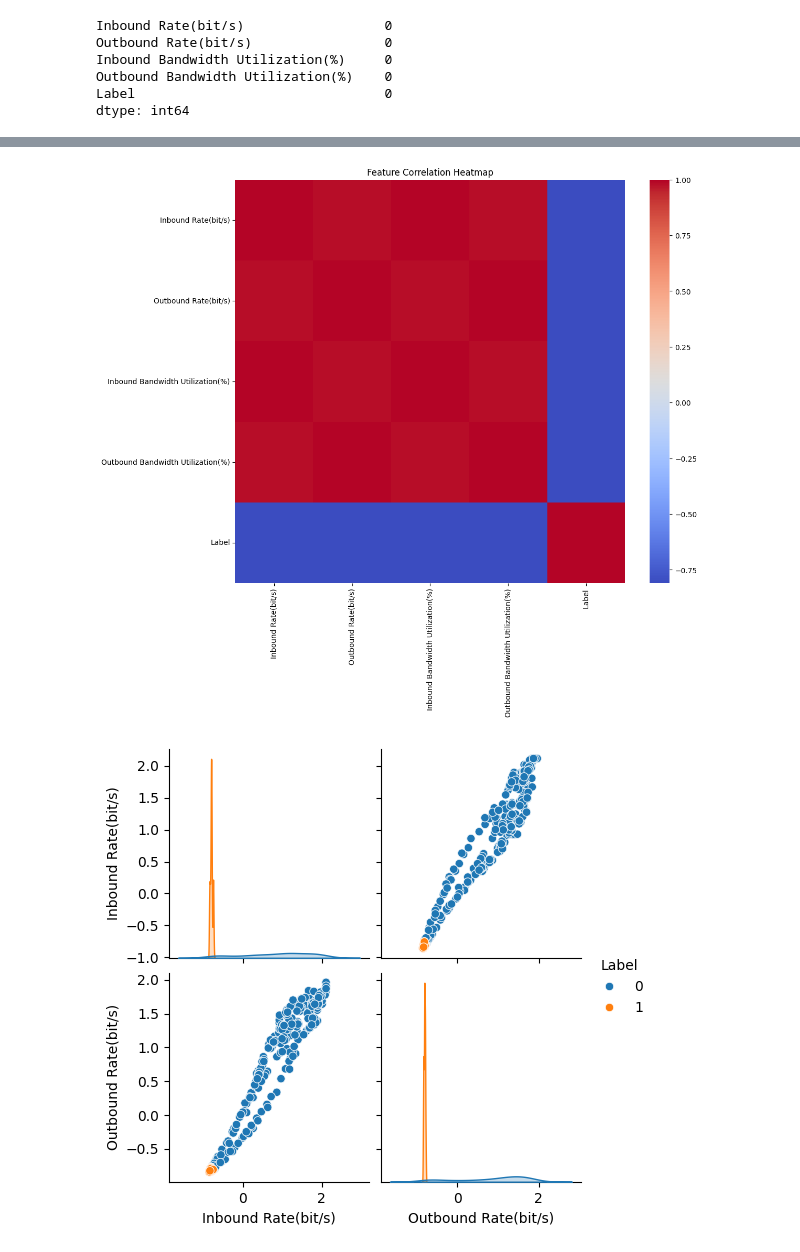
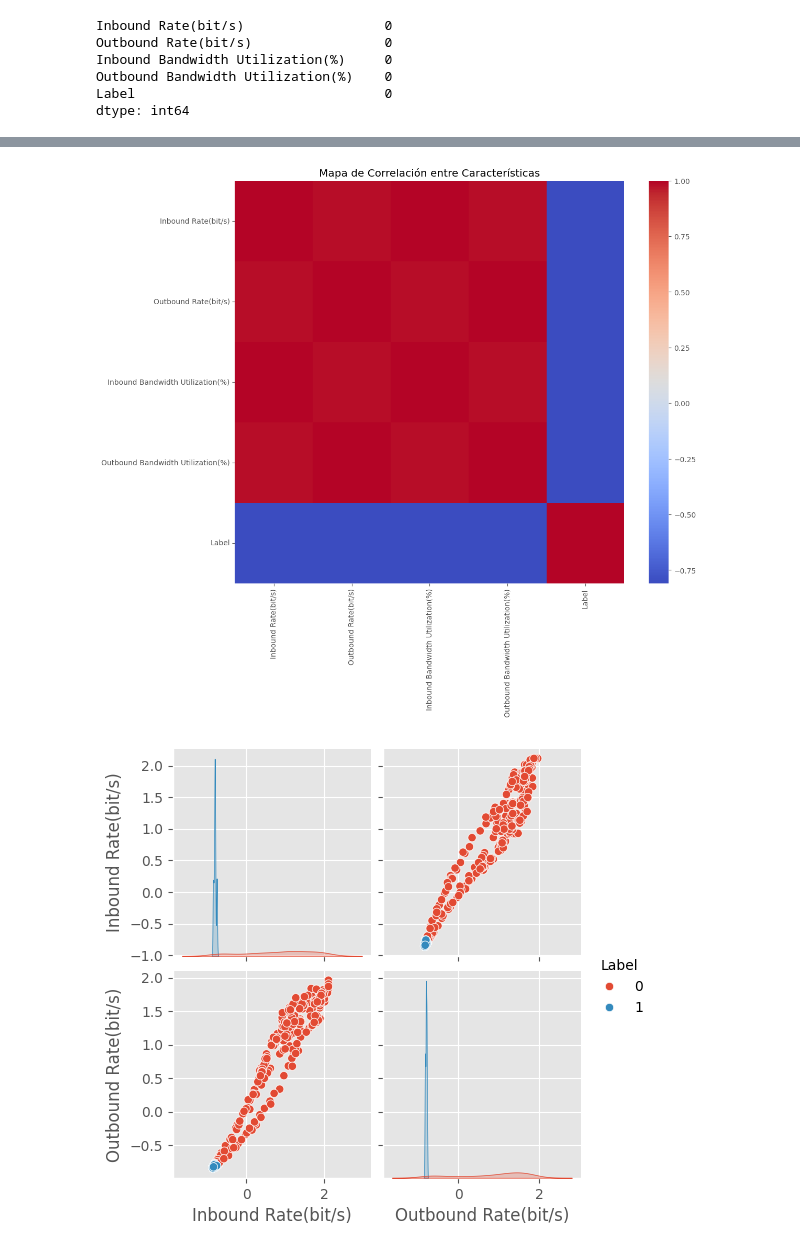
Before and after one commit to Pedro-Samuel-Rodriguez-Caudillo/Network-anomaly, a Jupyter notebook: Anomalia de red.ipynb, the cells around one changed output, grey strips where cells are left out. Drawn from its saved outputs; the diff is of its cells as text; code cells hidden in the pictures.

```diff
--- a/Anomalia de red.ipynb
+++ b/Anomalia de red.ipynb
@@ -15,3 +22,8 @@ import tensorflow as tf
 from tensorflow.keras.models import Sequential
 from tensorflow.keras.layers import Dense, Dropout
 from tensorflow.keras.callbacks import EarlyStopping
+
+# Configuración para asegurar resultados reproducibles
+np.random.seed(42)
+tf.random.set_seed(42)
+plt.style.use('ggplot')
@@ -54,8 +62,7 @@ plt.show()
 # %%
-# Correlation heatmap
 plt.figure(figsize=(12, 10))
 sns.heatmap(df.corr(), cmap='coolwarm', annot=False)
-plt.title('Feature Correlation Heatmap')
+plt.title('Mapa de Correlación entre Características')
 plt.show()
 # %% [output]
-[figure, old version]
+[figure, new version]
@@ -64,9 +69,6 @@ np.random.seed(42)
 # %%
-# Pairplot for selected features
-sampled_df = df.sample(500)
-sns.pairplot(sampled_df[['Inbound Rate(bit/s)',
-                         'Outbound Rate(bit/s)',
-                         'Label']], hue='Label')
+sampled_df = df.sample(min(500, len(df)))
+sns.pairplot(sampled_df[['Inbound Rate(bit/s)', 'Outbound Rate(bit/s)', 'Label']], hue='Label')
 plt.show()
 # %% [output]
-[figure, old version]
+[figure, new version]
```
Also changed, not shown: parts of 27 cells of this notebook.
